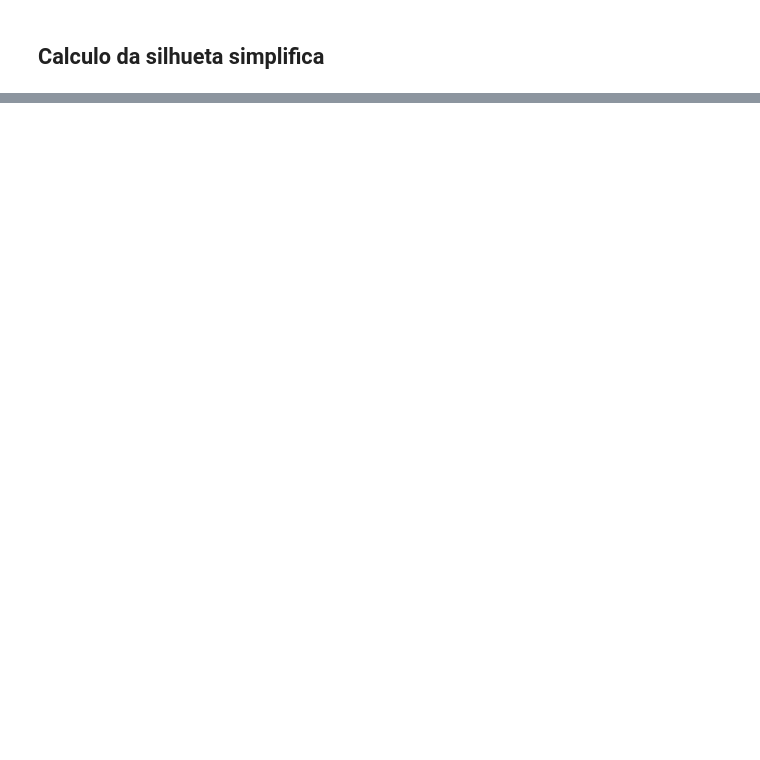
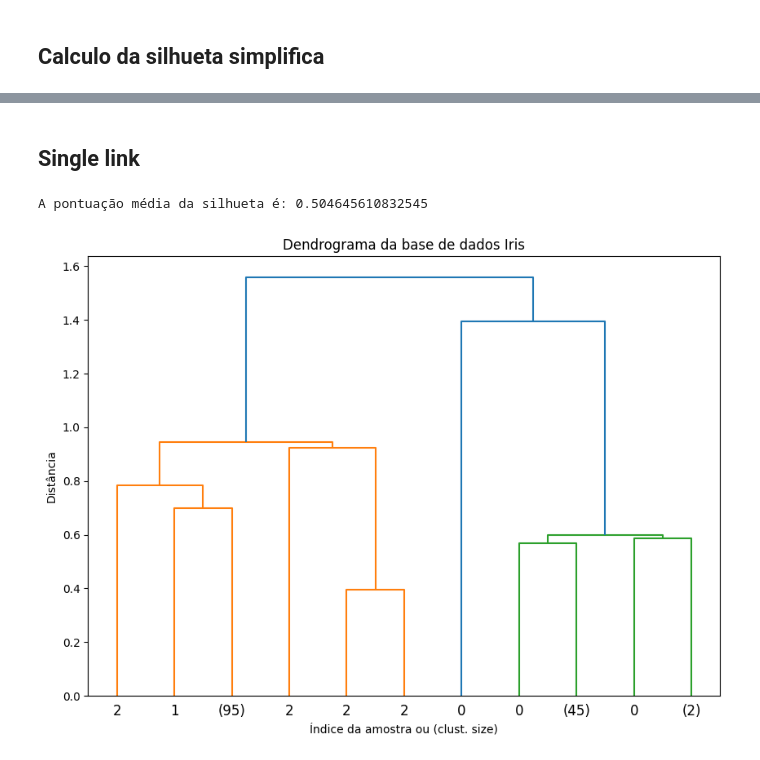
Before and after one commit to higorEtica/Exercico-4, a Jupyter notebook: Exercicio-4.ipynb, the cells around one changed output, grey strips where cells are left out. Saved outputs shown, nothing was run; the diff lists cells and outputs as text; code cells hidden in the pictures; blank space fills up the shorter version.

```diff
--- a/Exercicio-4.ipynb
+++ b/Exercicio-4.ipynb
@@ -159,0 +262,32 @@ Então o k-means para essa base de dados é o melhor algoritmo para agrupar os d
+# %% [markdown]
+## Single link
+# %%
+# Carregar a base de dados Iris
+iris = load_iris()
+X = iris.data
+
+# Padronizar os dados
+scaler = StandardScaler()
+X_scaled = scaler.fit_transform(X)
+
+# Usar AgglomerativeClustering para clusterização hierárquica
+cluster = AgglomerativeClustering(n_clusters=3, metric='euclidean', linkage='single')
+labels = cluster.fit_predict(X_scaled)
+
+# Calcular a pontuação da silhueta
+silhouette_avg = silhouette_score(X_scaled, labels)
+print(f"A pontuação média da silhueta é: {silhouette_avg}")
+
+# Gerar a matriz de ligação
+Z = linkage(X_scaled, method='single')
+
+# Plotar o dendrograma
+plt.figure(figsize=(10, 7))
+plt.title("Dendrograma da base de dados Iris")
+dendrogram(Z, truncate_mode='level', p=3, labels=iris.target)
+plt.xlabel("Índice da amostra ou (clust. size)")
+plt.ylabel("Distância")
+plt.show()
+# %% [output]
+A pontuação média da silhueta é: 0.504645610832545
+[figure, added]
```
Also changed, not shown: parts of 31 cells of this notebook, 1 other file.
